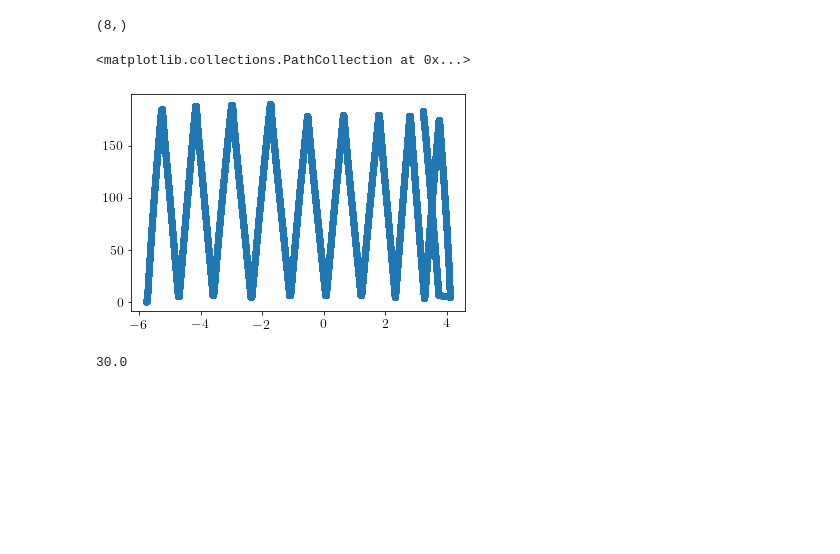
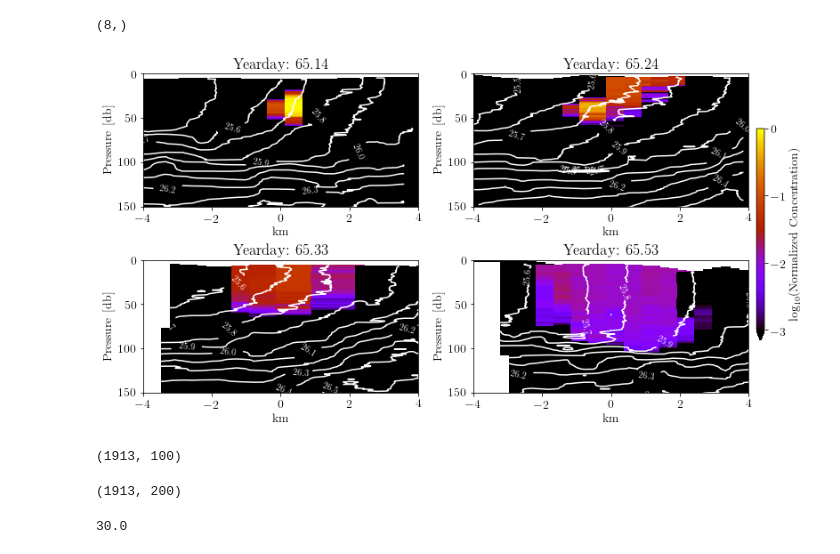
Before and after one commit to wenegrat/LATMIXDYE, a Jupyter notebook: MakeDyeObsSlicePlot.ipynb, the cells around one changed output. Saved outputs shown, nothing was run; the diff lists cells and outputs as text; code cells hidden in the pictures; blank space fills up the shorter version.

```diff
--- a/MakeDyeObsSlicePlot.ipynb
+++ b/MakeDyeObsSlicePlot.ipynb
@@ -317,40 +317,52 @@ for i in range(1, len(crossings)+1):
     #R[~np.isfinite(R)] = 0
 
     X,Y, C, R, shiplogobs, depthobs = getProjectedSection(crossings[i-1])
-    im = axs[str(i)].pcolor(X, Y, np.log10(C), vmin=cl[0], vmax=cl[1], cmap=cmap)
+    Xp = np.zeros(X.shape)
+    Xp[:,1:] = 0.5*(X[:,1:] + X[:,0:-1])
+    Xp[:,0] = -5
+    im = axs[str(i)].pcolor(Xp, Y, np.log10(C), vmin=cl[0], vmax=cl[1], cmap=cmap)
     im.set_edgecolor('face')
     #im = axs[str(i)].contour(X, Y, np.log10(C), dyeconts, vmin=cl[0], vmax=cl[1],  extend='min', colors='w')
 
     mask = np.isfinite(X+Y+R)
     X = np.ma.masked_where(~np.isfinite(X+Y+R), X)
     Y = np.ma.masked_where(~np.isfinite(Y+X+R), Y)
     R = np.ma.masked_where(~np.isfinite(X+Y+R), R)
 
-    cs = axs[str(i)].contour(X, Y, R,rhoc, colors='w')
+    cs = axs[str(i)].contour(Xp, Y, R,rhoc, colors='w')
     axs[str(i)].clabel(cs, inline=1, fontsize=10, fmt='%1.1f')
     axs[str(i)].set_ylim(0, 150)
     axs[str(i)].invert_yaxis()
     axs[str(i)].set_xlabel('km')
     axs[str(i)].set_ylabel('Pressure [db]')
     axs[str(i)].set_title('Yearday: %2.2f' %np.nanmean(jday[:,span]))
     axs[str(i)].set_xlim(xcrosslims[i-1])
 
-    axs[str(i)].scatter(shiplogobs, depthobs, marker='x')
+    #axs[str(i)].scatter(shiplogobs, depthobs, marker='x')
 #    axs[str(i)].grid()
 
 
 #test float data
 #axs['5'].plot(fyd, flat)
 # ADD COLORBAR
 fig.subplots_adjust(right=0.9)
 cbar_ax = fig.add_axes([0.91, 0.25, 0.01, 0.5])
 cb = fig.colorbar(im, cax=cbar_ax, extend='min')
 cb.set_ticks([-3, -2, -1, 0])
 cb.set_label('log$_{10}$(Normalized Concentration)')
 cb.solids.set_edgecolor("face")
 plt.subplots_adjust(wspace=0.2, hspace=0.4)
 
-#plt.savefig('/data/pacific/jacob/LATMIXDYE/NEWFIGS/DyeObsOverview_CART.pdf', bbox_inches='tight')
+#plt.savefig('/data/pacific/jacob/LATMIXDYE/NEWFIGS/DyeObsOverview_INT2.pdf', bbox_inches='tight')
+# %% [output]
+[figure, added]
+# %%
+Xp = np.zeros(X.shape)
+Xp[:,1:] = 0.5*(X[:,1:] + X[:,0:-1])
+Xp[:,0] = -5
+Xp.shape
+# %% [output]
+(1913, 100)
 # %%
 # DO INTERPOLATION FUNCTION
 
@@ -450,11 +466,10 @@ def getProjectedSection(crossing):
     shiplogobs = shiplogobs[m]
     depthobs = depthobs[m]
     return GX, GY, grc, R, shiplogobs, depthobs
-# %%
-plt.scatter(shiplogobs, depthobs)
-# %% [output]
-<matplotlib.collections.PathCollection at 0x...>
-[figure, removed]
+# %%
+GX.shape
+# %% [output]
+(1913, 200)
 # %%
 depth[300,0]
 # %% [output]
```
Also changed, not shown: parts of 29 cells of this notebook, 3 other files.
